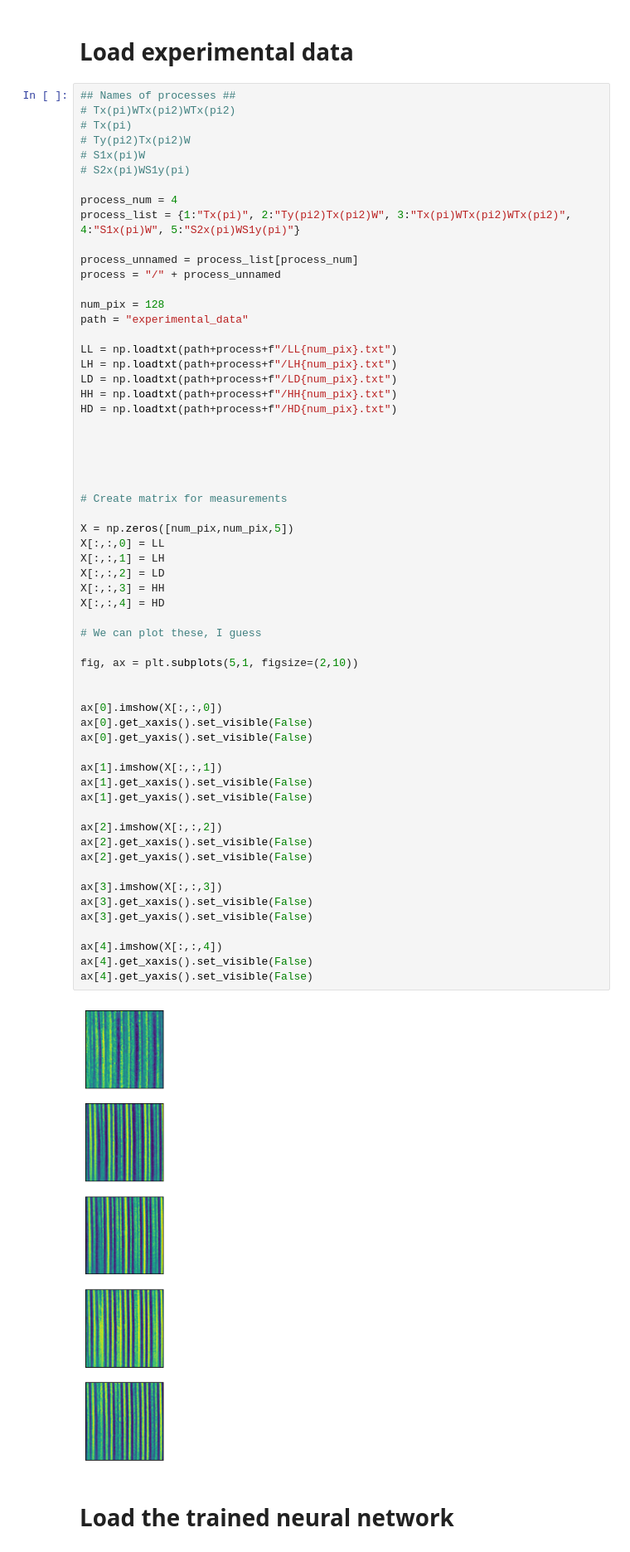
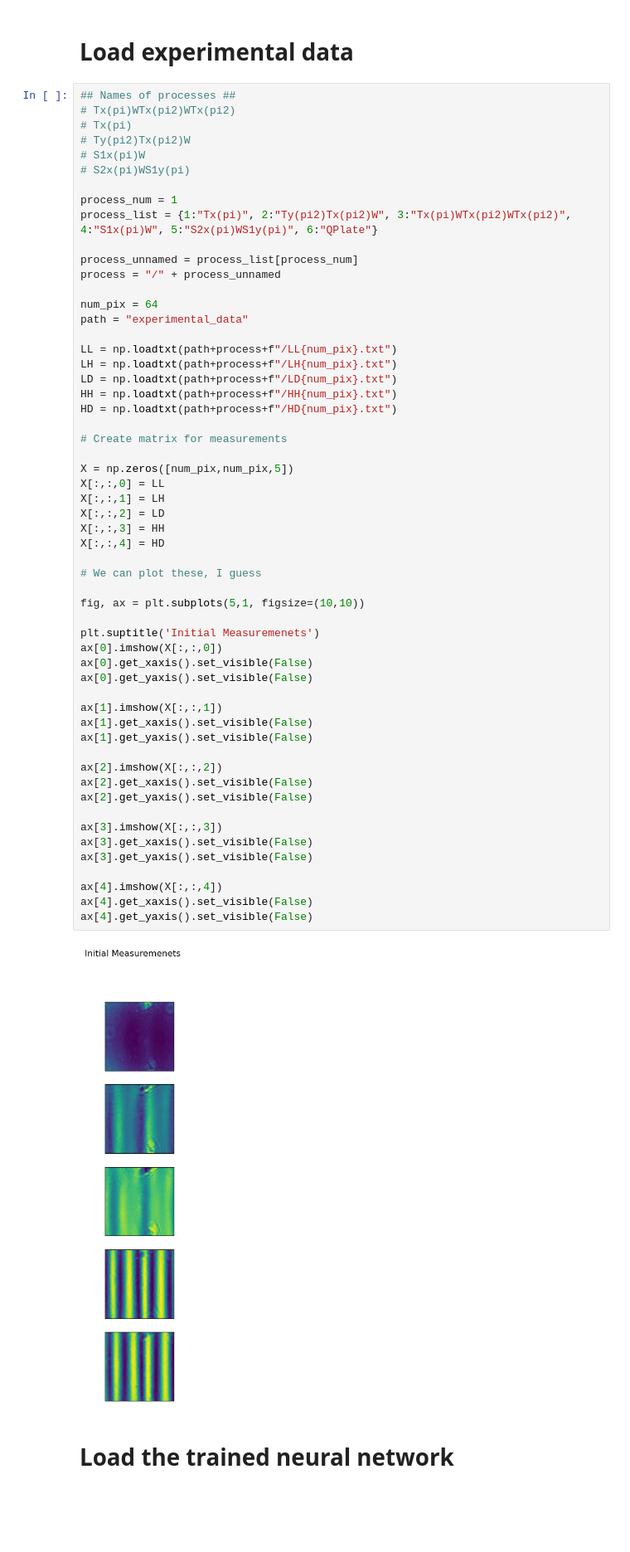
Before and after one commit to TareqJ1000/QPT_NN, a Jupyter notebook: CNN_Reconstruction.ipynb, the cells around one changed output. Shown at 83% size. Cells and saved outputs as stored; diff of their text form; blank space fills up the shorter version.

```diff
--- a/CNN_Reconstruction.ipynb
+++ b/CNN_Reconstruction.ipynb
@@ -38,13 +20,13 @@ FREE
 # S1x(pi)W
 # S2x(pi)WS1y(pi)
 
-process_num = 4
-process_list = {1:"Tx(pi)", 2:"Ty(pi2)Tx(pi2)W", 3:"Tx(pi)WTx(pi2)WTx(pi2)", 4:"S1x(pi)W", 5:"S2x(pi)WS1y(pi)"}
+process_num = 1
+process_list = {1:"Tx(pi)", 2:"Ty(pi2)Tx(pi2)W", 3:"Tx(pi)WTx(pi2)WTx(pi2)", 4:"S1x(pi)W", 5:"S2x(pi)WS1y(pi)", 6:"QPlate"}
 
 process_unnamed = process_list[process_num]
 process = "/" + process_unnamed
 
-num_pix = 128
+num_pix = 64
 path = "experimental_data"
 
 LL = np.loadtxt(path+process+f"/LL{num_pix}.txt")
@@ -52,46 +34,42 @@ LH = np.loadtxt(path+process+f"/LH{num_pix}.txt")
 LD = np.loadtxt(path+process+f"/LD{num_pix}.txt")
 HH = np.loadtxt(path+process+f"/HH{num_pix}.txt")
 HD = np.loadtxt(path+process+f"/HD{num_pix}.txt")
-
-
-
-
 
 # Create matrix for measurements
 
 X = np.zeros([num_pix,num_pix,5])
 X[:,:,0] = LL
 X[:,:,1] = LH
 X[:,:,2] = LD
 X[:,:,3] = HH
 X[:,:,4] = HD
 
 # We can plot these, I guess
 
-fig, ax = plt.subplots(5,1, figsize=(2,10))
+fig, ax = plt.subplots(5,1, figsize=(10,10))
 
-
+plt.suptitle('Initial Measuremenets')
 ax[0].imshow(X[:,:,0])
 ax[0].get_xaxis().set_visible(False)
 ax[0].get_yaxis().set_visible(False)
 
 ax[1].imshow(X[:,:,1])
 ax[1].get_xaxis().set_visible(False)
 ax[1].get_yaxis().set_visible(False)
 
 ax[2].imshow(X[:,:,2])
 ax[2].get_xaxis().set_visible(False)
 ax[2].get_yaxis().set_visible(False)
 
 ax[3].imshow(X[:,:,3])
 ax[3].get_xaxis().set_visible(False)
 ax[3].get_yaxis().set_visible(False)
 
 ax[4].imshow(X[:,:,4])
 ax[4].get_xaxis().set_visible(False)
 ax[4].get_yaxis().set_visible(False)
 # %% [output]
-[figure, old version]
+[figure, new version]
 # %% [markdown]
 # Load the trained neural network
 # %%
```
Also changed, not shown: parts of 42 cells of this notebook, 12 other files.
